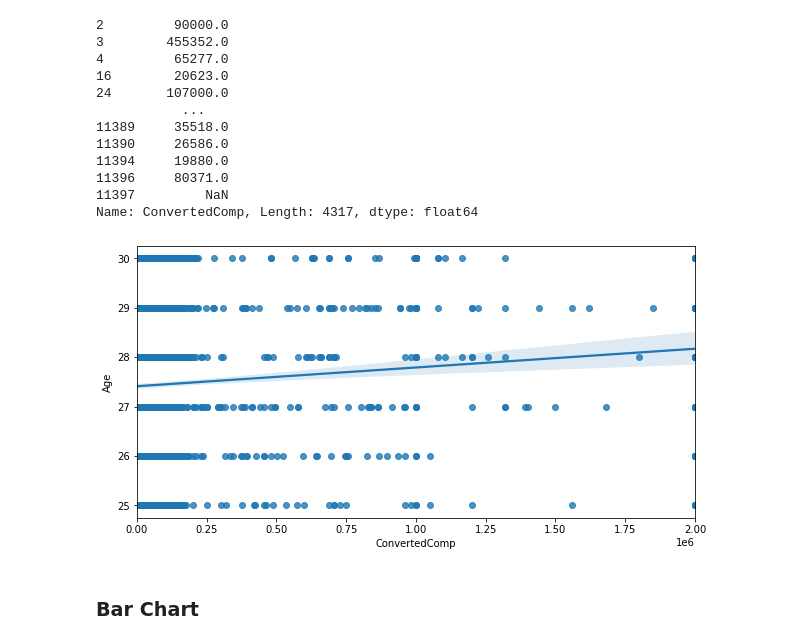
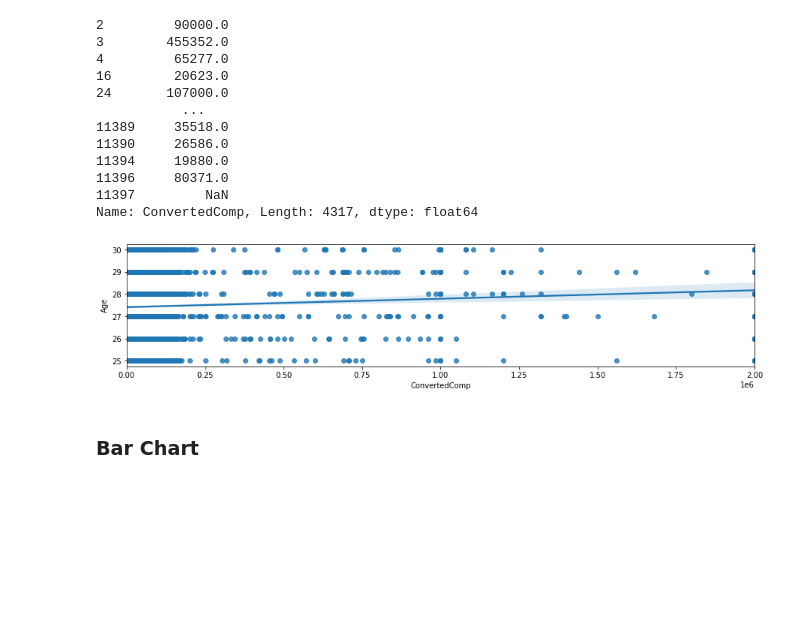
Before and after one commit to dima3111/IBM-Data-Analyst-Capstone-Project-1, a Jupyter notebook: M4DataVisualization-lab.ipynb, the cells around one changed output. Saved outputs shown, nothing was run; the diff lists cells and outputs as text; code cells hidden in the pictures; blank space fills up the shorter version.

```diff
--- a/M4DataVisualization-lab.ipynb
+++ b/M4DataVisualization-lab.ipynb
@@ -582,11 +584,11 @@ age_25_30.ConvertedComp
 11397         NaN
 Name: ConvertedComp, Length: 4317, dtype: float64
 # %%
-plt.figure(figsize = (10, 5))
+plt.figure(figsize = (15, 3))
 sns.regplot(x = age_25_30.ConvertedComp, y = age_25_30.Age)
 plt.show()
 # %% [output]
-[figure, old version]
+[figure, new version]
 # %% [markdown]
 ### Bar Chart
 # %% [markdown]
```
Also changed, not shown: parts of 6 cells of this notebook.
